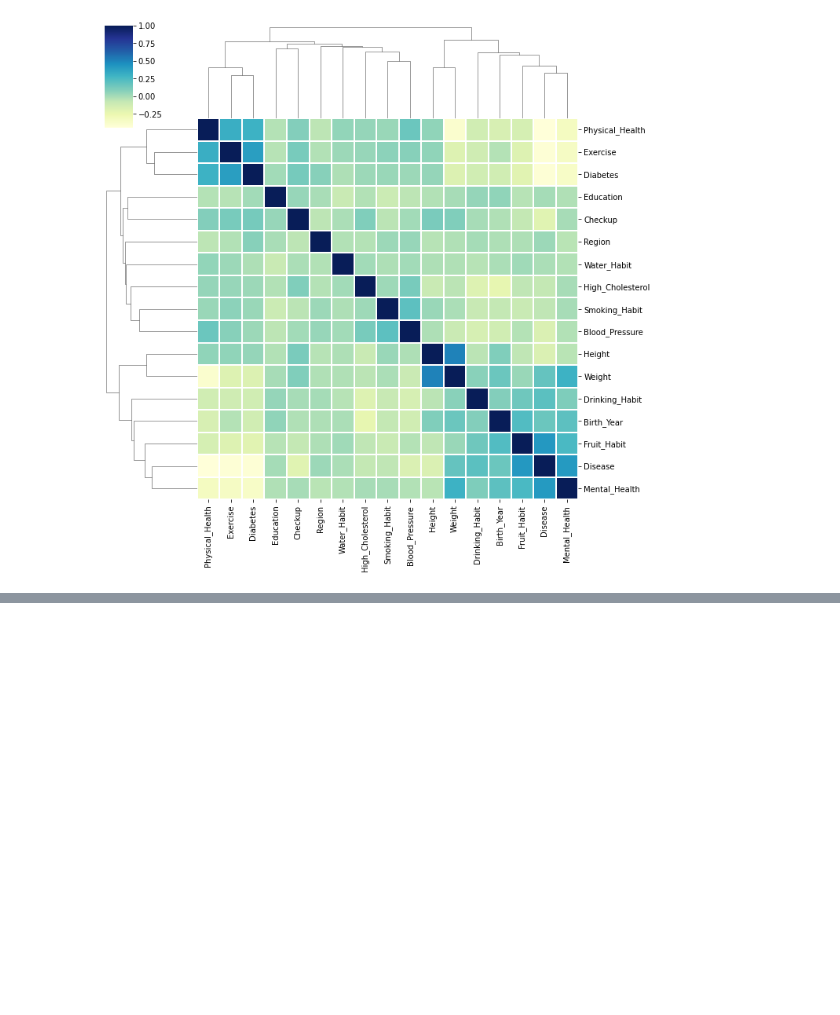
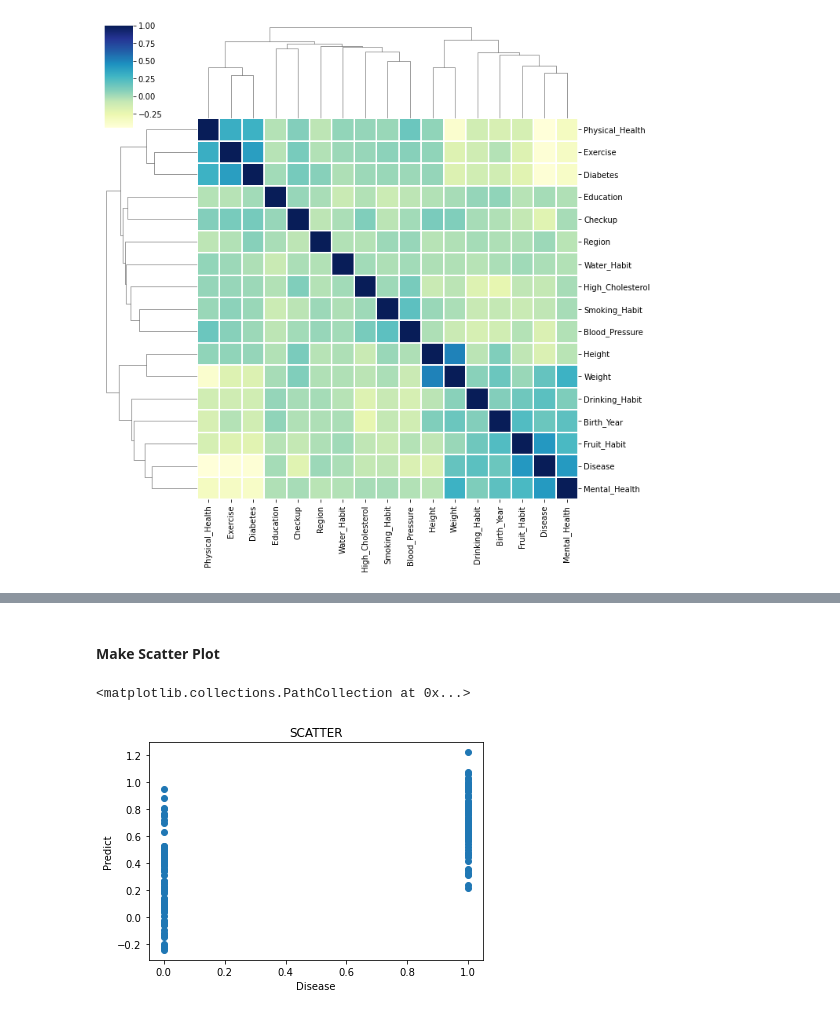
Before and after one commit to tomascortereal/MachineLearning, a Jupyter notebook: Smith _Parasite_Malho.ipynb, the cells around one changed output, grey strips where cells are left out. Saved outputs shown, nothing was run; the diff lists cells and outputs as text; code cells hidden in the pictures; blank space fills up the shorter version.

```diff
--- a/Smith _Parasite_Malho.ipynb
+++ b/Smith _Parasite_Malho.ipynb
@@ -358,0 +358,7 @@ plt.setp(cg.ax_heatmap.yaxis.get_majorticklabels(), rotation = 0)
+# %%
+x_train, x_test, y_train, y_test = train_test_split(x,
+                                                  y,
+                                                  test_size = 0.20,
+                                                  random_state = 15,
+                                                  shuffle = True,
+                                                  stratify = y)
@@ -358,0 +377,6 @@ plt.setp(cg.ax_heatmap.yaxis.get_majorticklabels(), rotation = 0)
+# %%
+# Defines the regression model
+linear_regression_model = linear_model.LinearRegression()
+# %%
+# Build training model
+linear_regression_model.fit(x_train, y_train)
@@ -358,0 +387,2 @@ plt.setp(cg.ax_heatmap.yaxis.get_majorticklabels(), rotation = 0)
+# %%
+y_pred_linear_regression = linear_regression_model.predict(x_test)
@@ -358,0 +414,14 @@ plt.setp(cg.ax_heatmap.yaxis.get_majorticklabels(), rotation = 0)
+# %% [markdown]
+#### Make Scatter Plot
+# %%
+xlab = 'Disease'
+ylab = 'Predict'
+title = 'SCATTER'
+
+plt.xlabel(xlab)
+plt.ylabel(ylab)
+plt.title(title)
+plt.scatter(y_test, y_pred_linear_regression)
+# %% [output]
+<matplotlib.collections.PathCollection at 0x...>
+[figure, added]
```
Also changed, not shown: parts of 53 cells of this notebook.
